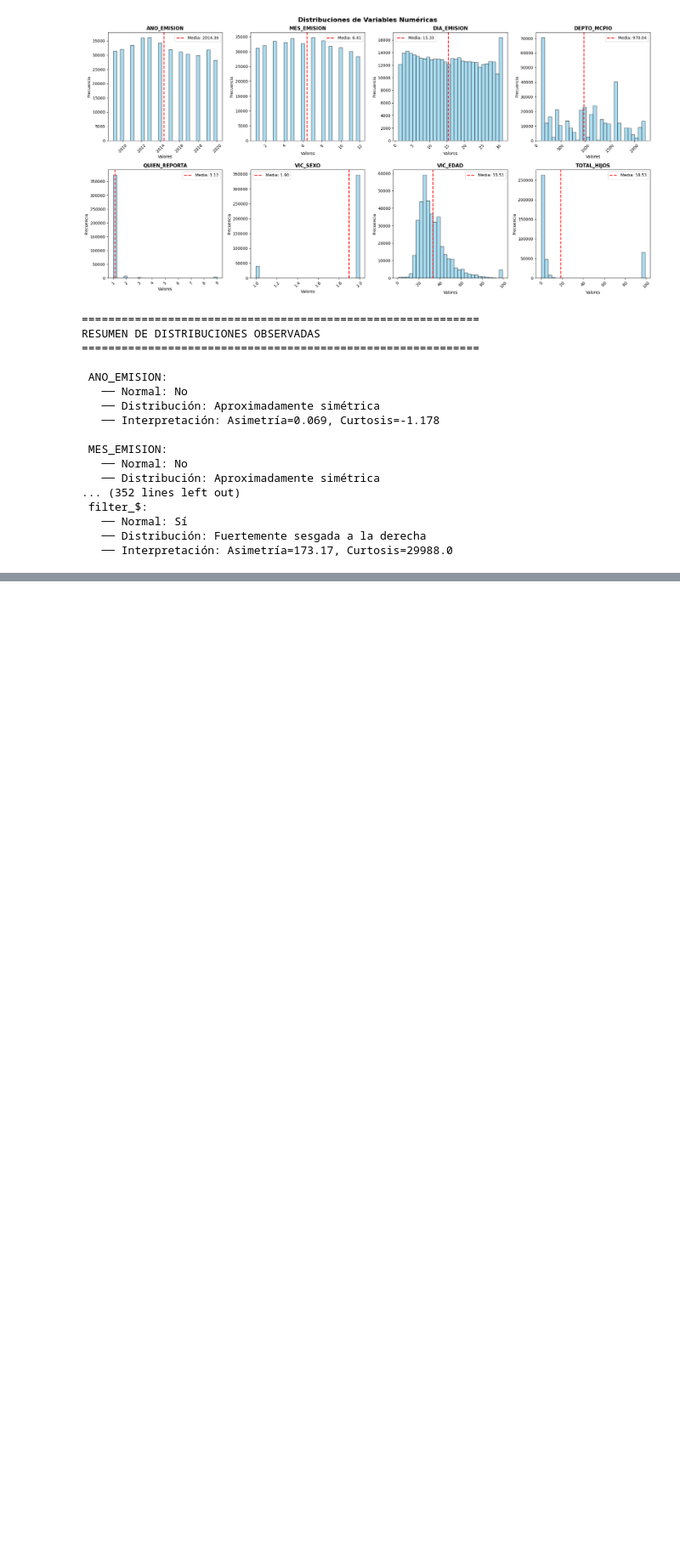
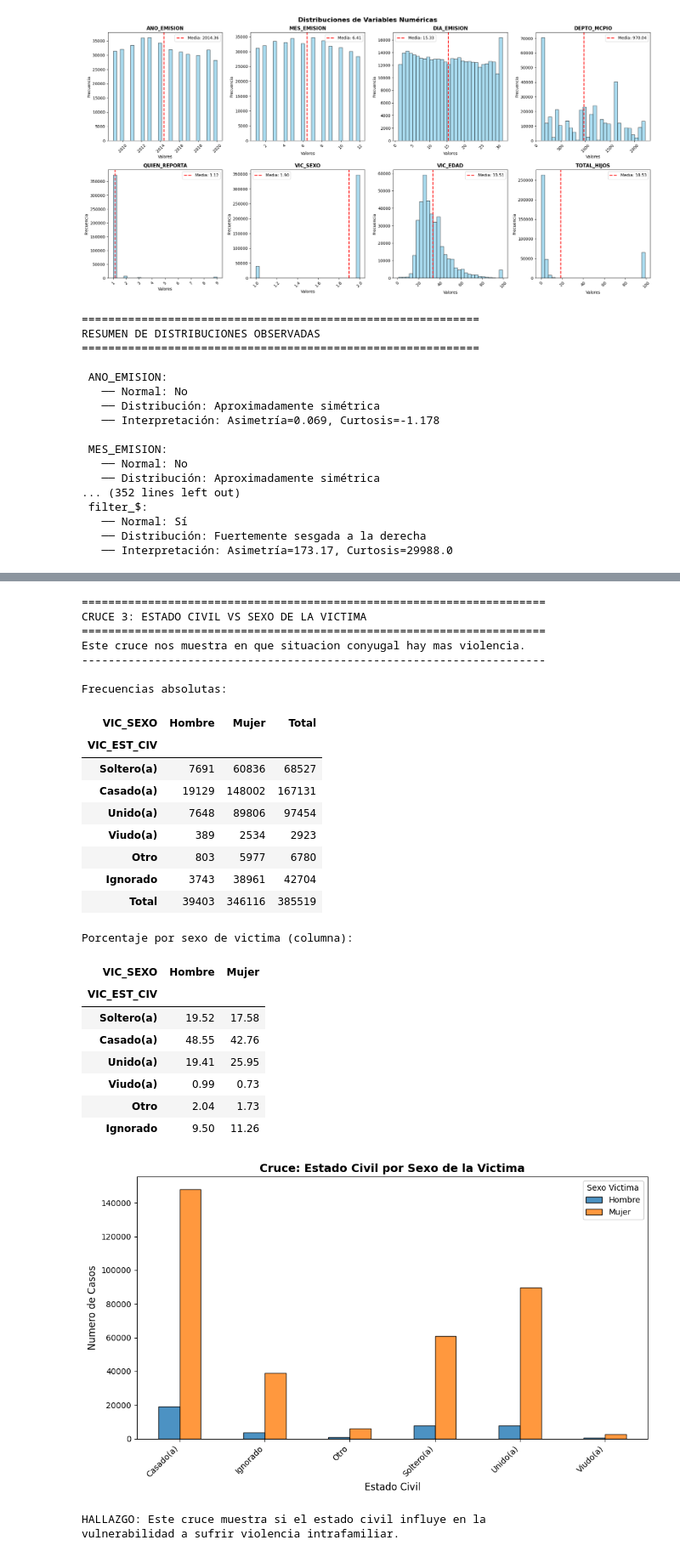
Before and after one commit to FerAHMz/proy1-md, a Jupyter notebook: data-analist-violencia-intrafamiliar/analisis_violenciaIntra.ipynb, the cells around one changed output, grey strips where cells are left out. Shown at 85% size. Drawn from its saved outputs; the diff is of its cells as text; code cells hidden in the pictures; blank space fills up the shorter version.

```diff
--- a/data-analist-violencia-intrafamiliar/analisis_violenciaIntra.ipynb
+++ b/data-analist-violencia-intrafamiliar/analisis_violenciaIntra.ipynb
@@ -481,0 +780,71 @@ RESUMEN DE DISTRIBUCIONES OBSERVADAS
+# %%
+# CRUCE 3: ESTADO CIVIL VS SEXO DE LA VICTIMA
+
+print("="*70)
+print("CRUCE 3: ESTADO CIVIL VS SEXO DE LA VICTIMA")
+print("="*70)
+print("Este cruce nos muestra en que situacion conyugal hay mas violencia.")
+print("-"*70)
+
+# Tabla de contingencia
+cruce3 = pd.crosstab(data['VIC_EST_CIV'], data['VIC_SEXO'], margins=True, margins_name='Total')
+
+# Renombrar con etiquetas
+cruce3.index = cruce3.index.map(lambda x: etiquetas['VIC_EST_CIV'].get(x, x) if x != 'Total' else x)
+cruce3.columns = cruce3.columns.map(lambda x: etiquetas['VIC_SEXO'].get(x, x) if x != 'Total' else x)
+
+print("\nFrecuencias absolutas:")
+display(cruce3)
+
+# Porcentajes por columna
+cruce3_pct = pd.crosstab(data['VIC_EST_CIV'], data['VIC_SEXO'], normalize='columns') * 100
+cruce3_pct.index = cruce3_pct.index.map(lambda x: etiquetas['VIC_EST_CIV'].get(x, x))
+cruce3_pct.columns = cruce3_pct.columns.map(lambda x: etiquetas['VIC_SEXO'].get(x, x))
+
+print("\nPorcentaje por sexo de victima (columna):")
+display(cruce3_pct.round(2))
+
+# Visualizacion
+fig, ax = plt.subplots(figsize=(10, 6))
+cruce3_plot = pd.crosstab(data['VIC_EST_CIV'].map(etiquetas['VIC_EST_CIV']),
+                          data['VIC_SEXO'].map(etiquetas['VIC_SEXO']))
+cruce3_plot.plot(kind='bar', ax=ax, edgecolor='black', alpha=0.8)
+ax.set_xlabel('Estado Civil', fontsize=12)
+ax.set_ylabel('Numero de Casos', fontsize=12)
+ax.set_title('Cruce: Estado Civil por Sexo de la Victima', fontsize=14, fontweight='bold')
+ax.legend(title='Sexo Victima')
+plt.xticks(rotation=45, ha='right')
+plt.tight_layout()
+plt.show()
+
+print("\nHALLAZGO: Este cruce muestra si el estado civil influye en la")
+print("vulnerabilidad a sufrir violencia intrafamiliar.")
+# %% [output]
+======================================================================
+CRUCE 3: ESTADO CIVIL VS SEXO DE LA VICTIMA
+======================================================================
+Este cruce nos muestra en que situacion conyugal hay mas violencia.
+----------------------------------------------------------------------
+
+Frecuencias absolutas:
+| VIC_SEXO | Hombre | Mujer | Total |
+| VIC_EST_CIV |  |  |  |
+| Soltero(a) | 7691 | 60836 | 68527 |
+| Casado(a) | 19129 | 148002 | 167131 |
+| Unido(a) | 7648 | 89806 | 97454 |
+| Viudo(a) | 389 | 2534 | 2923 |
+| Otro | 803 | 5977 | 6780 |
+| Ignorado | 3743 | 38961 | 42704 |
+| Total | 39403 | 346116 | 385519 |
+Porcentaje por sexo de victima (columna):
+| VIC_SEXO | Hombre | Mujer |
+| VIC_EST_CIV |  |  |
+| Soltero(a) | 19.52 | 17.58 |
+| Casado(a) | 48.55 | 42.76 |
+| Unido(a) | 19.41 | 25.95 |
+| Viudo(a) | 0.99 | 0.73 |
+| Otro | 2.04 | 1.73 |
+| Ignorado | 9.50 | 11.26 |
+[figure, added]
+HALLAZGO: Este cruce muestra si el estado civil influye en la
+vulnerabilidad a sufrir violencia intrafamiliar.
```
Also changed, not shown: parts of 7 cells of this notebook.
